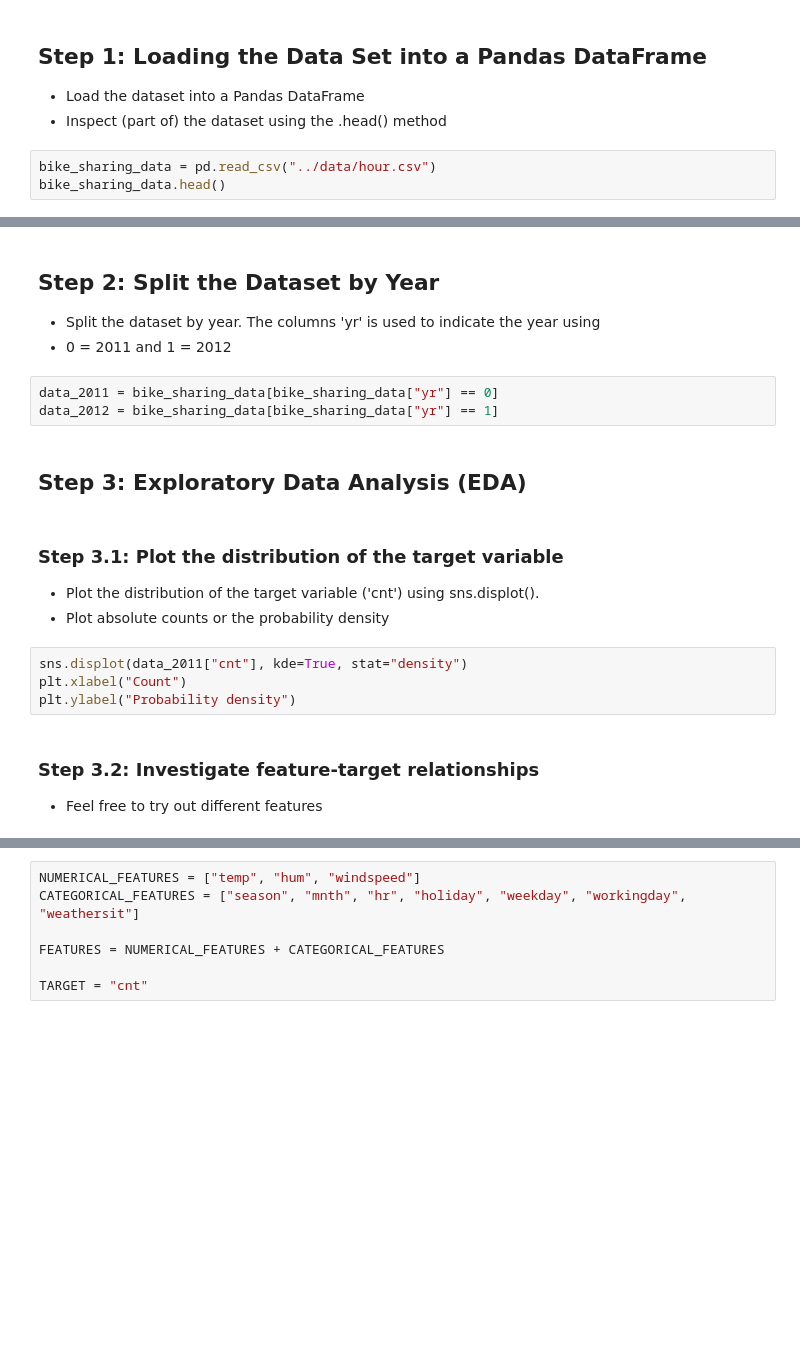
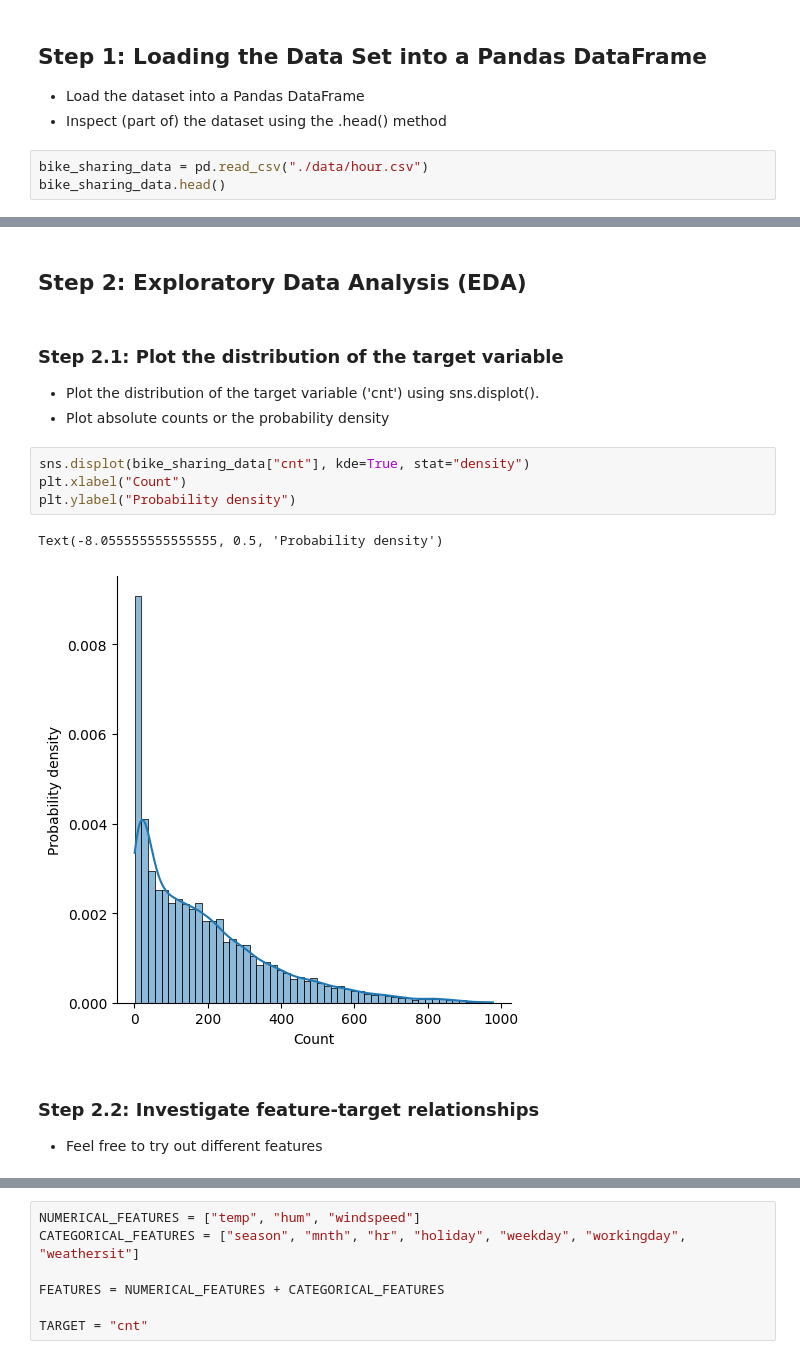
Before and after one commit to aai-institute/aai-studio-mlflow-for-ml-practitioners-shared, a Jupyter notebook: notebooks/bike-sharing-prediction.ipynb, the cells around one changed output, grey strips where cells are left out. Cells and saved outputs as stored; diff of their text form; blank space fills up the shorter version.

```diff
--- a/notebooks/bike-sharing-prediction.ipynb
+++ b/notebooks/bike-sharing-prediction.ipynb
@@ -37,5 +37,5 @@ RANDOM_STATE = 42
 - Load the dataset into a Pandas DataFrame
 - Inspect (part of) the dataset using the .head() method
 # %%
-bike_sharing_data = pd.read_csv("../data/hour.csv")
+bike_sharing_data = pd.read_csv("./data/hour.csv")
 bike_sharing_data.head()
@@ -42,24 +49,19 @@ bike_sharing_data.head()
-# %% [markdown]
-## Step 2: Split the Dataset by Year
-
-- Split the dataset by year. The columns 'yr' is used to indicate the year using
-- 0 = 2011 and 1 = 2012
-# %%
-data_2011 = bike_sharing_data[bike_sharing_data["yr"] == 0]
-data_2012 = bike_sharing_data[bike_sharing_data["yr"] == 1]
 # %% [markdown]
-## Step 3: Exploratory Data Analysis (EDA)
+## Step 2: Exploratory Data Analysis (EDA)
 # %% [markdown]
-### Step 3.1: Plot the distribution of the target variable
+### Step 2.1: Plot the distribution of the target variable
 
 - Plot the distribution of the target variable ('cnt') using sns.displot().
 - Plot absolute counts or the probability density
 # %%
-sns.displot(data_2011["cnt"], kde=True, stat="density")
+sns.displot(bike_sharing_data["cnt"], kde=True, stat="density")
 plt.xlabel("Count")
 plt.ylabel("Probability density")
+# %% [output]
+Text(-8.055555555555555, 0.5, 'Probability density')
+[figure, added]
 # %% [markdown]
-### Step 3.2: Investigate feature-target relationships
+### Step 2.2: Investigate feature-target relationships
 
 - Feel free to try out different features
 # %%
```
Also changed, not shown: parts of 17 cells of this notebook.
